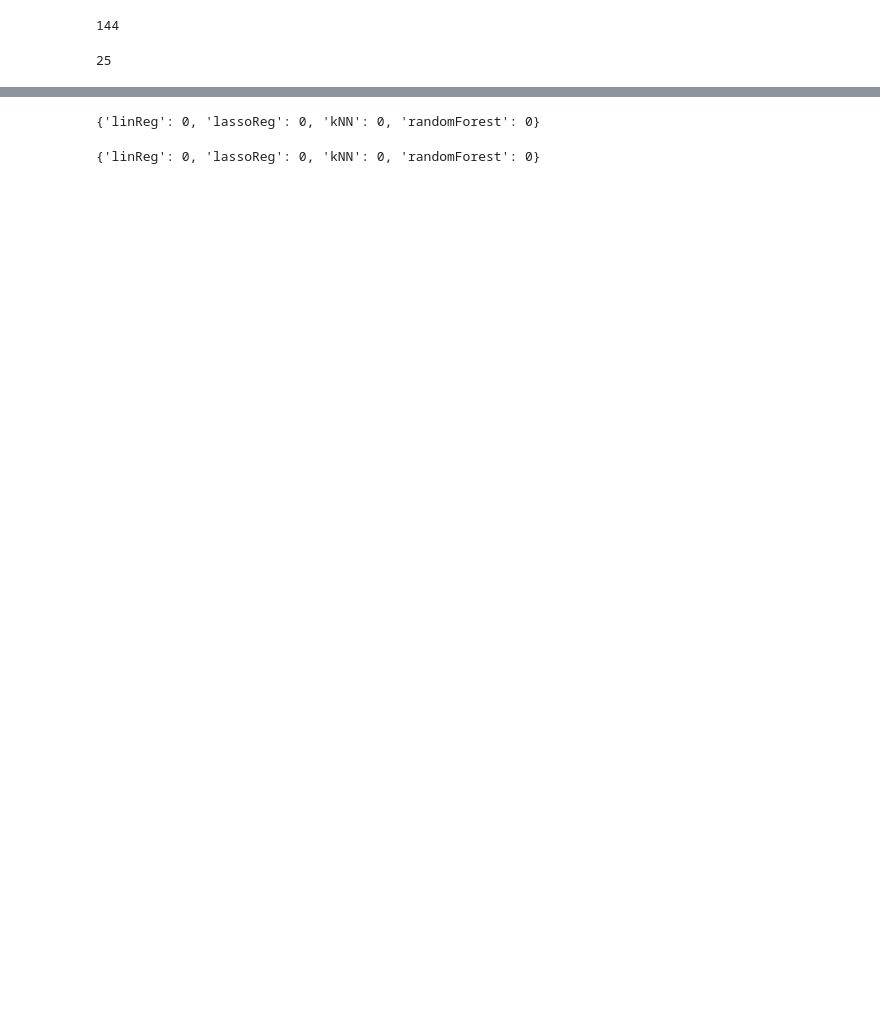
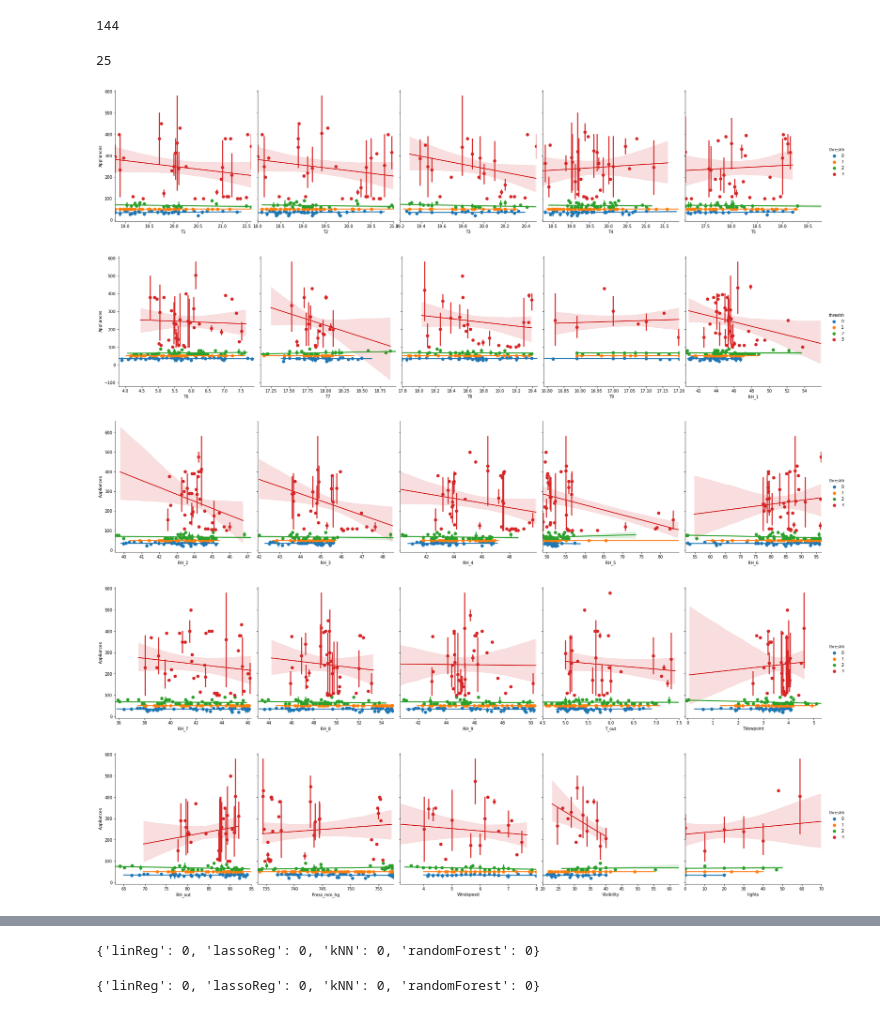
Before and after one commit to GenosW/ml-exercises, a Jupyter notebook: exercise1/energy.ipynb, the cells around one changed output, grey strips where cells are left out. Saved outputs shown, nothing was run; the diff lists cells and outputs as text; code cells hidden in the pictures; blank space fills up the shorter version.

```diff
--- a/exercise1/energy.ipynb
+++ b/exercise1/energy.ipynb
@@ -381,6 +378,6 @@ train, test = train_test_split(df_raw,test_size=0.2,random_state=42)
+# %%
+vis = df_raw
 # %%
-train['threshh'] = train.apply(lambda row: app_threshs(row), axis=1)
-train.tail()
-test['threshh'] = test.apply(lambda row: app_threshs(row), axis=1)
-test.tail()
+vis['threshh'] = vis.apply(lambda row: app_threshs(row), axis=1)
+vis.tail()
 # %% [output]
@@ -404,6 +391,4 @@ See the caveats in the documentation: https://pandas.pydata.org/pandas-docs/stab
 # %%
-train['daytime'] = train.apply(lambda row: daytime(row), axis=1)
-display(train.tail())
-test['daytime'] = test.apply(lambda row: daytime(row), axis=1)
-test.tail()
+vis['daytime'] = vis.apply(lambda row: daytime(row), axis=1)
+display(vis.tail())
 # %% [output]
@@ -434,6 +402,4 @@ See the caveats in the documentation: https://pandas.pydata.org/pandas-docs/stab
 # %%
-train['daytime_str'] = train.apply(lambda row: daytime_str(row), axis=1)
-display(train.tail())
-test['daytime_str'] = test.apply(lambda row: daytime_str(row), axis=1)
-test.tail()
+vis['daytime_str'] = vis.apply(lambda row: daytime_str(row), axis=1)
+display(vis.tail())
 # %% [output]
@@ -492,3 +441,15 @@ day
 len(col_vars)
 # %% [output]
 25
+# %%
+for i in range(5):
+    g = sns.PairGrid(vis[:2*day],x_vars=col_vars[i*5:(i+1)*5], y_vars=[col_target], hue="threshh", height=5)
+    g.map(sns.regplot)
+    g.add_legend()
+    g.savefig(plot_dir+f"regplot_lin_{i}.png")
+# %% [output]
+[figure, added]
+[figure, added]
+[figure, added]
+[figure, added]
+[figure, added]
```
Also changed, not shown: parts of 81 cells of this notebook, 20 other files.
